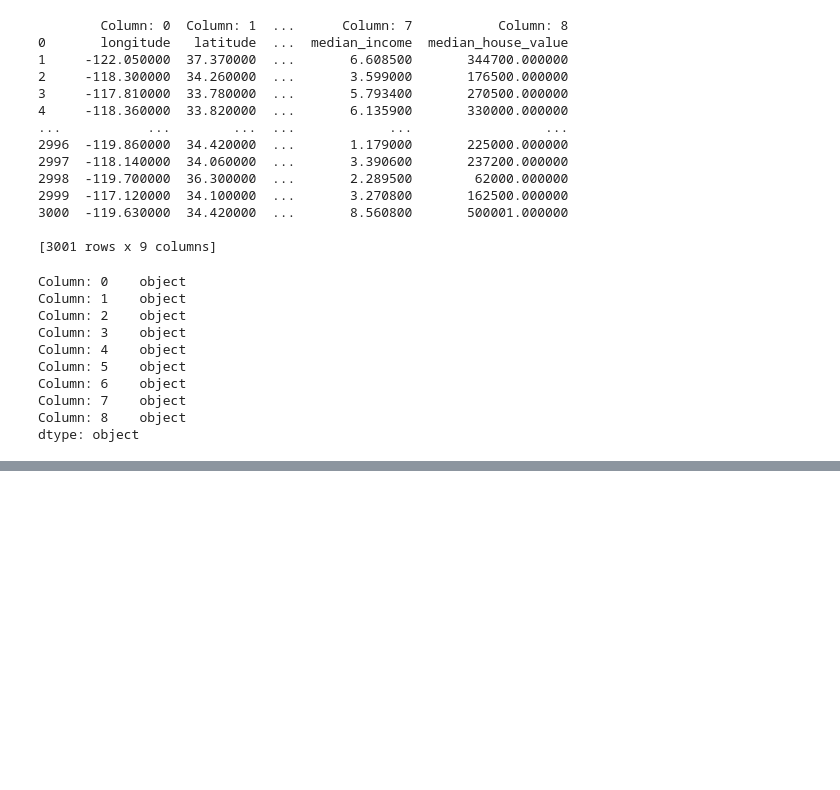
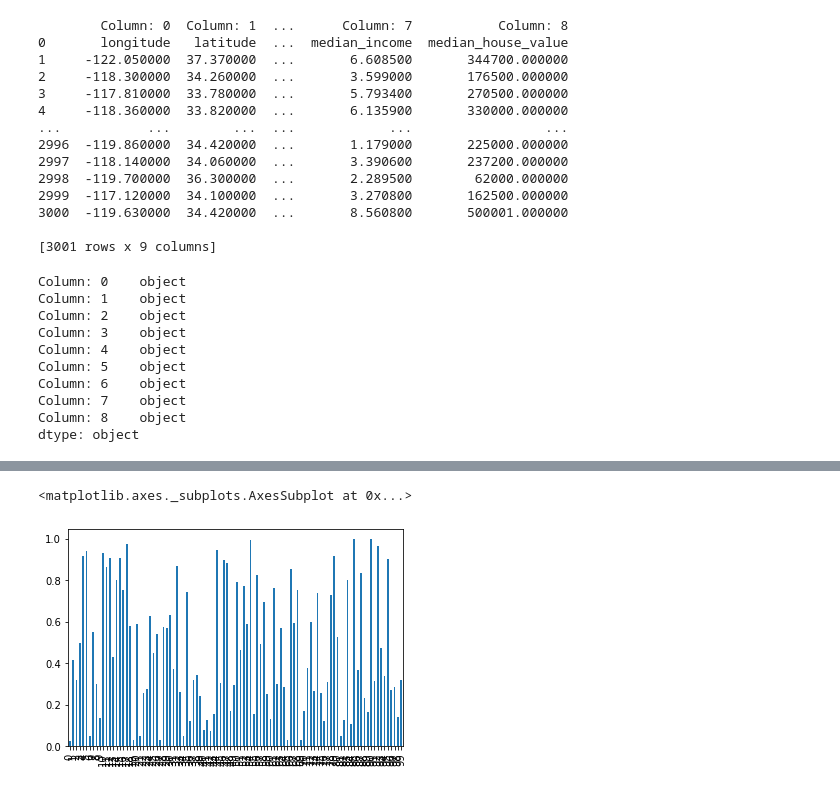
Before and after one commit to lakshit2808/ML-Tool-Kit, a Jupyter notebook: Pandas/pandas.ipynb, the cells around one changed output, grey strips where cells are left out. Drawn from its saved outputs; the diff is of its cells as text; code cells hidden in the pictures; blank space fills up the shorter version.

```diff
--- a/Pandas/pandas.ipynb
+++ b/Pandas/pandas.ipynb
@@ -463,0 +540,5 @@ dtype: object
+# %%
+data['f'].plot.bar()
+# %% [output]
+<matplotlib.axes._subplots.AxesSubplot at 0x...>
+[figure, added]
```
Also changed, not shown: parts of 27 cells of this notebook.
